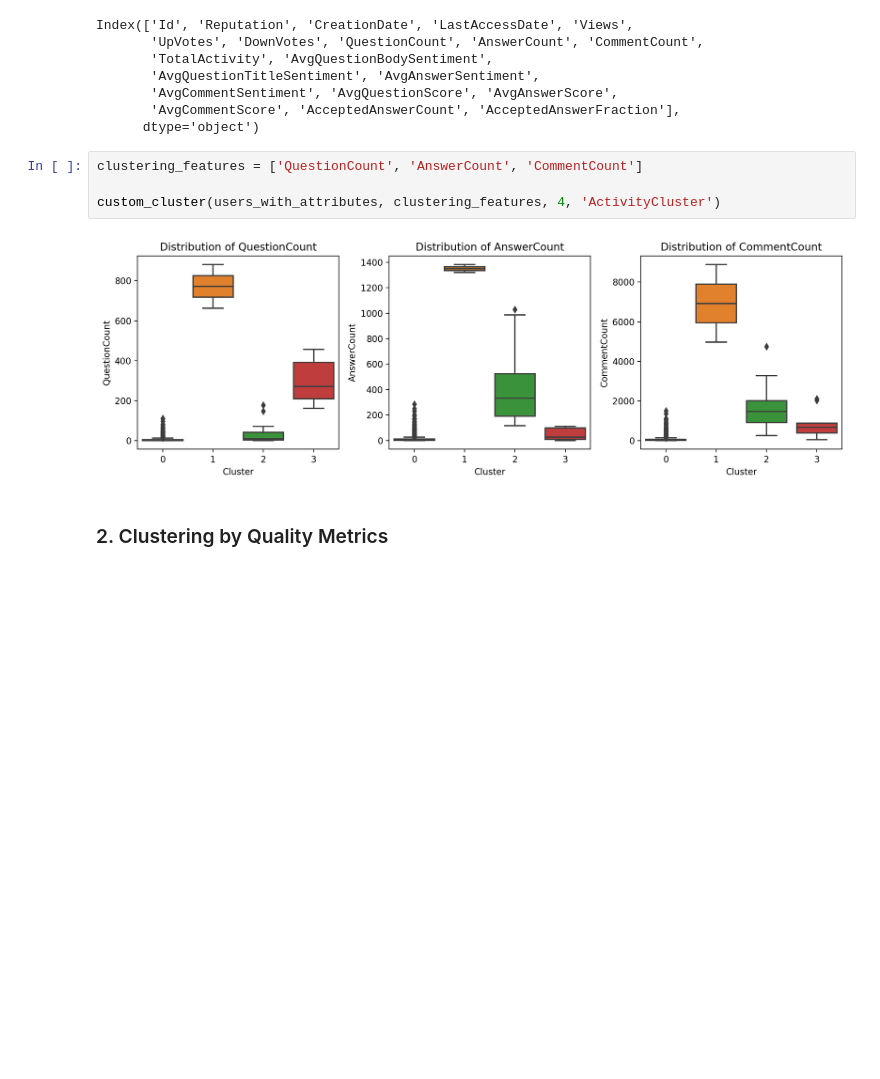
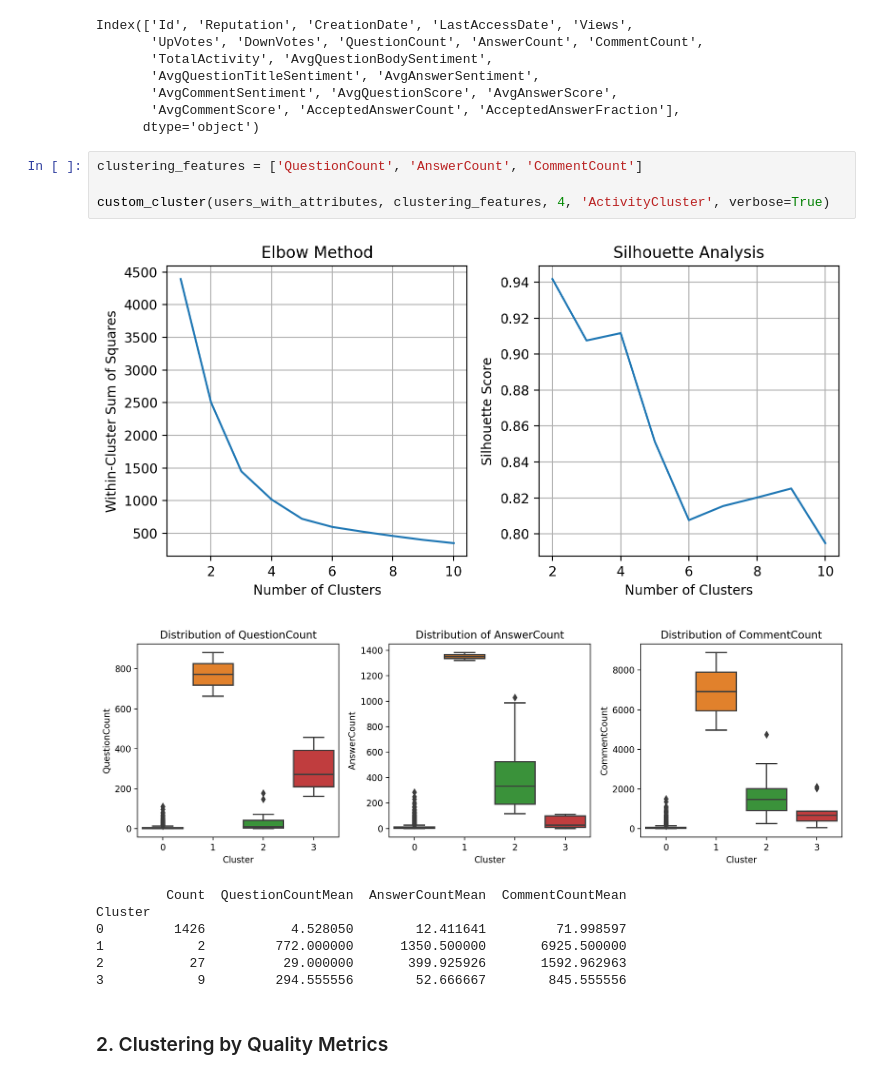
Before and after one commit to pierrehogenhaug/stackexchange_politics, a Jupyter notebook: clustering.ipynb, the cells around one changed output. Saved outputs shown, nothing was run; the diff lists cells and outputs as text; blank space fills up the shorter version.

```diff
--- a/clustering.ipynb
+++ b/clustering.ipynb
@@ -126,9 +128,16 @@ Index(['Id', 'Reputation', 'CreationDate', 'LastAccessDate', 'Views',
 # %%
 clustering_features = ['QuestionCount', 'AnswerCount', 'CommentCount']
 
-custom_cluster(users_with_attributes, clustering_features, 4, 'ActivityCluster')
+custom_cluster(users_with_attributes, clustering_features, 4, 'ActivityCluster', verbose=True)
 # %% [output]
-[figure, old version]
+[figure, new version]
+[figure, added]
+         Count  QuestionCountMean  AnswerCountMean  CommentCountMean
+Cluster
+0         1426           4.528050        12.411641         71.998597
+1            2         772.000000      1350.500000       6925.500000
+2           27          29.000000       399.925926       1592.962963
+3            9         294.555556        52.666667        845.555556
 # %% [markdown]
 ### 2. Clustering by Quality Metrics
 # %% [markdown]
```
Also changed, not shown: parts of 5 cells of this notebook.
